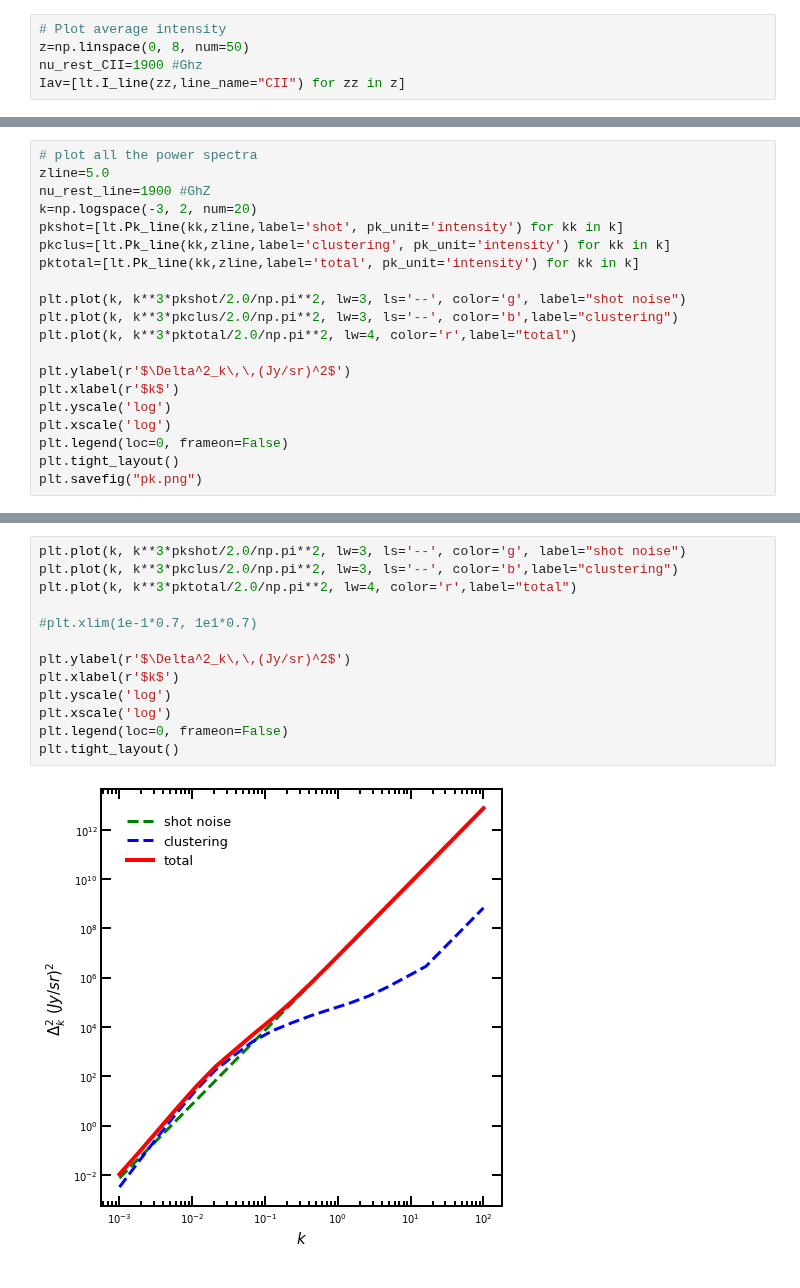
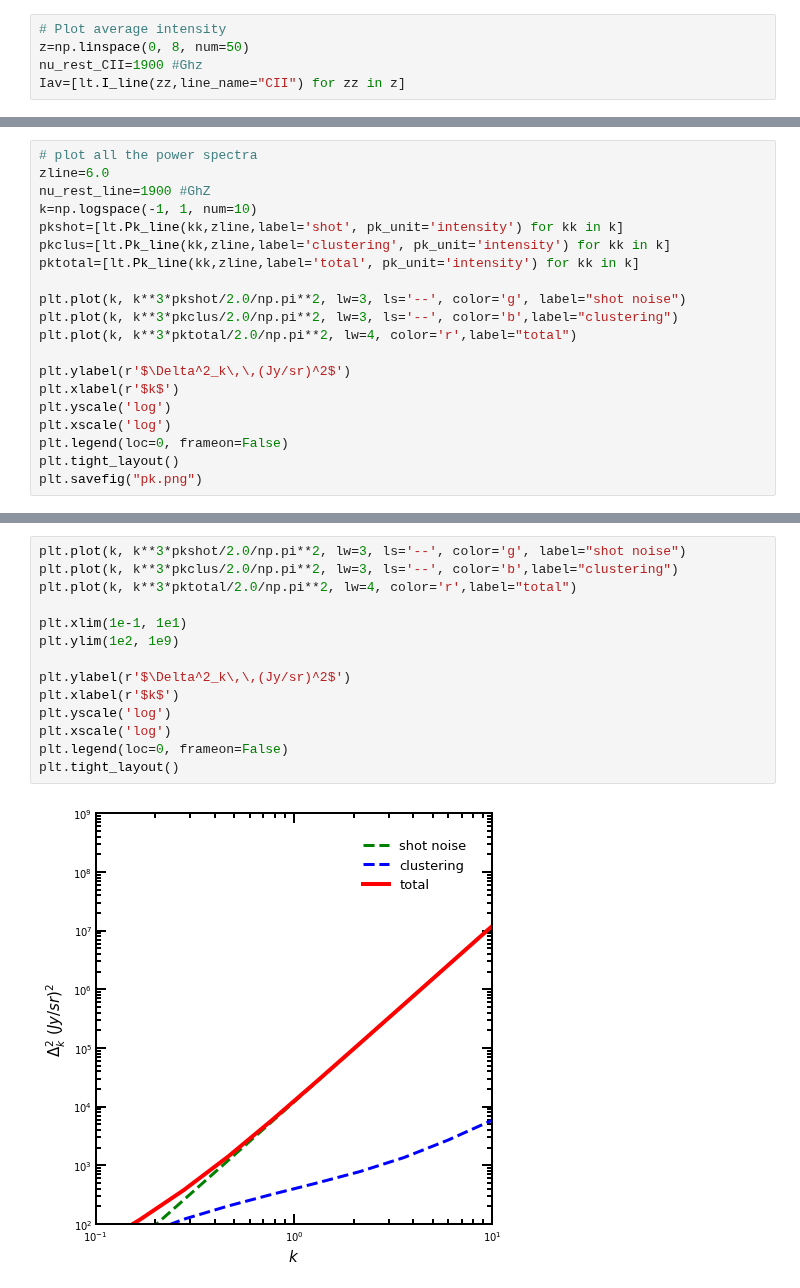
Before and after one commit to Anirbancosmo/Limpy, a Jupyter notebook: notebook/ps_check_theory.ipynb, the cells around one changed output, grey strips where cells are left out. Saved outputs shown, nothing was run; the diff lists cells and outputs as text.

```diff
--- a/notebook/ps_check_theory.ipynb
+++ b/notebook/ps_check_theory.ipynb
@@ -65,8 +65,8 @@ plt.savefig('intensity.jpg')
 # %%
 # plot all the power spectra
-zline=5.0
+zline=6.0
 nu_rest_line=1900 #GhZ
-k=np.logspace(-3, 2, num=20)
+k=np.logspace(-1, 1, num=10)
 pkshot=[lt.Pk_line(kk,zline,label='shot', pk_unit='intensity') for kk in k]
 pkclus=[lt.Pk_line(kk,zline,label='clustering', pk_unit='intensity') for kk in k]
 pktotal=[lt.Pk_line(kk,zline,label='total', pk_unit='intensity') for kk in k]
@@ -87,16 +87,17 @@ plt.savefig("pk.png")
 # %%
 plt.plot(k, k**3*pkshot/2.0/np.pi**2, lw=3, ls='--', color='g', label="shot noise")
 plt.plot(k, k**3*pkclus/2.0/np.pi**2, lw=3, ls='--', color='b',label="clustering")
 plt.plot(k, k**3*pktotal/2.0/np.pi**2, lw=4, color='r',label="total")
 
-#plt.xlim(1e-1*0.7, 1e1*0.7)
+plt.xlim(1e-1, 1e1)
+plt.ylim(1e2, 1e9)
 
 plt.ylabel(r'$\Delta^2_k\,\,(Jy/sr)^2$')
 plt.xlabel(r'$k$')
 plt.yscale('log')
 plt.xscale('log')
 plt.legend(loc=0, frameon=False)
 plt.tight_layout()
 # %% [output]
-[figure, old version]
+[figure, new version]
 # %%
```
Also changed, not shown: parts of 5 cells of this notebook, 6 other files.
